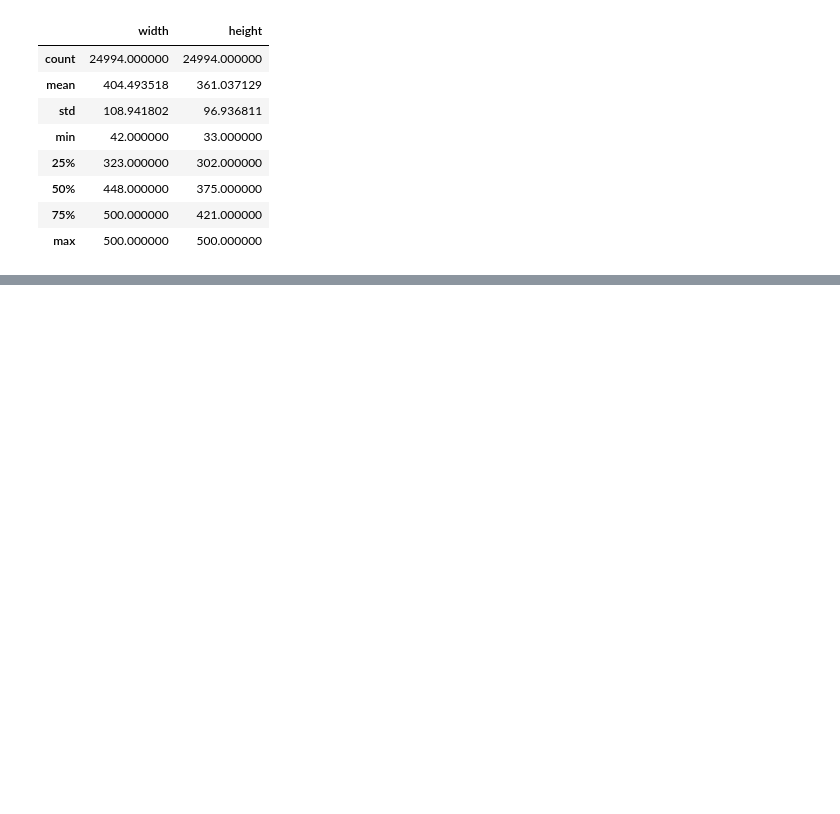
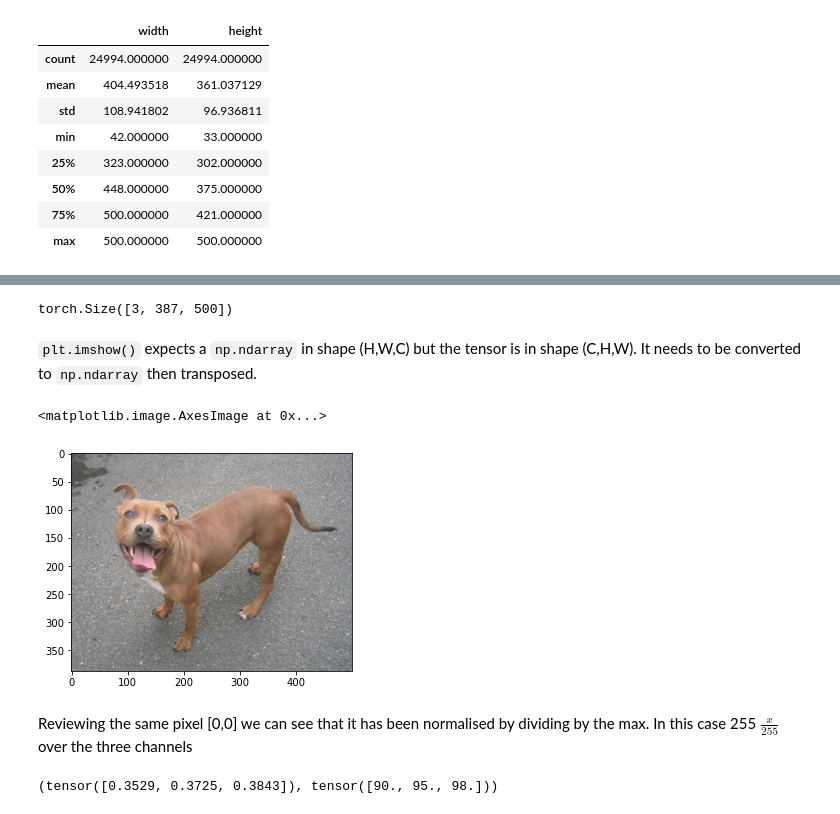
Before and after one commit to alejandrodgb/pytorch-for-dl, a Jupyter notebook: 03-CNN-Convolutional-Neural-Networks/03-Real Image Data.ipynb, the cells around one changed output, grey strips where cells are left out. Drawn from its saved outputs; the diff is of its cells as text; code cells hidden in the pictures; blank space fills up the shorter version.

```diff
--- a/03-CNN-Convolutional-Neural-Networks/03-Real Image Data.ipynb
+++ b/03-CNN-Convolutional-Neural-Networks/03-Real Image Data.ipynb
@@ -80,0 +116,4 @@ df['width'].plot(kind='hist', bins=20)
+# %%
+transform = transforms.Compose([
+    transforms.ToTensor()
+])
@@ -80,0 +124,20 @@ df['width'].plot(kind='hist', bins=20)
+# %%
+# Transform image to tensor
+im = transform(dog)
+print(im.shape)
+# %% [output]
+torch.Size([3, 387, 500])
+# %% [markdown]
+`plt.imshow()` expects a `np.ndarray` in shape (H,W,C) but the tensor is in shape (C,H,W). It needs to be converted to `np.ndarray` then transposed.
+# %%
+plt.imshow(np.transpose(im.numpy(),(1,2,0)))
+# %% [output]
+<matplotlib.image.AxesImage at 0x...>
+[figure, added]
+# %% [markdown]
+Reviewing the same pixel [0,0] we can see that it has been normalised by dividing by the max. In this case 255 $\frac{x}{255}$ over the three channels
+# %%
+# Extract the first pixel of the three channels
+im[:,0,0],im[:,0,0]*255
+# %% [output]
+(tensor([0.3529, 0.3725, 0.3843]), tensor([90., 95., 98.]))
```
Also changed, not shown: parts of 12 cells of this notebook.
